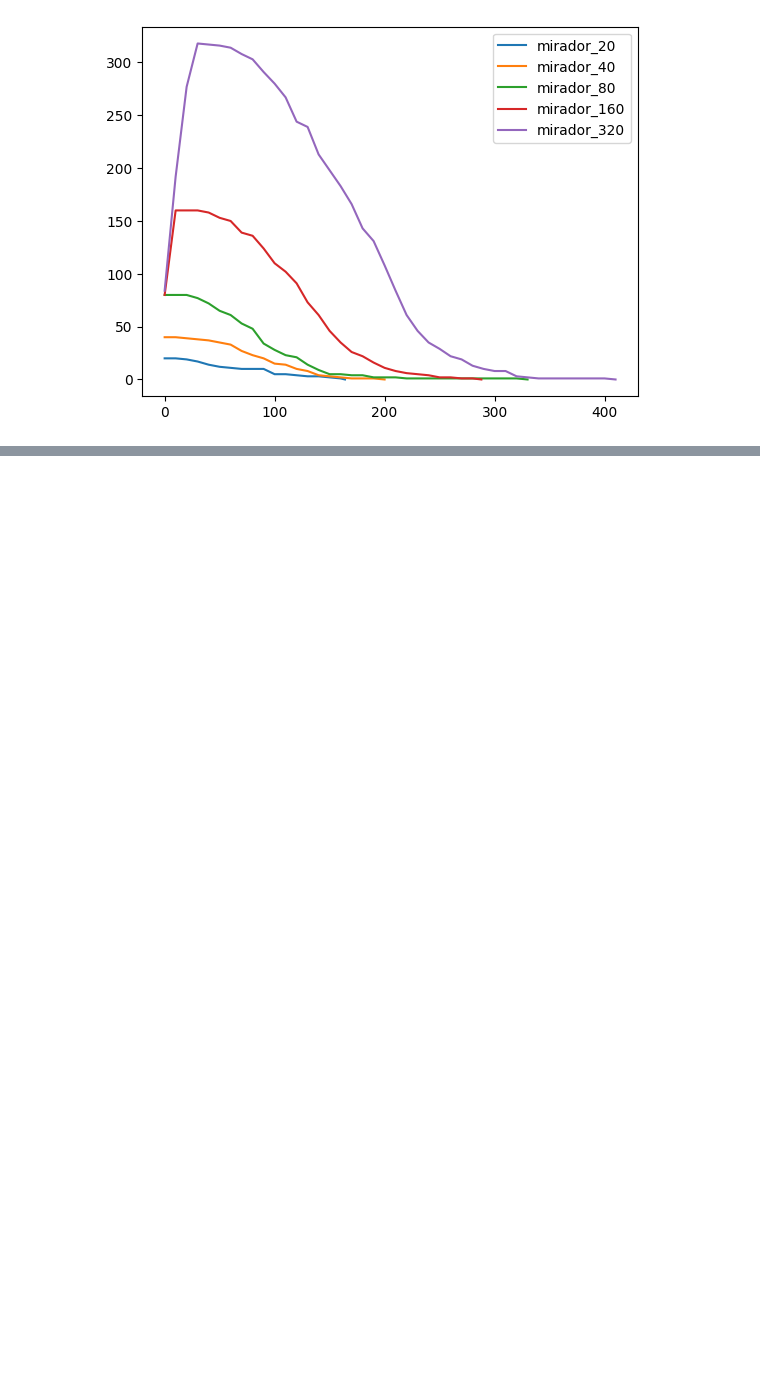
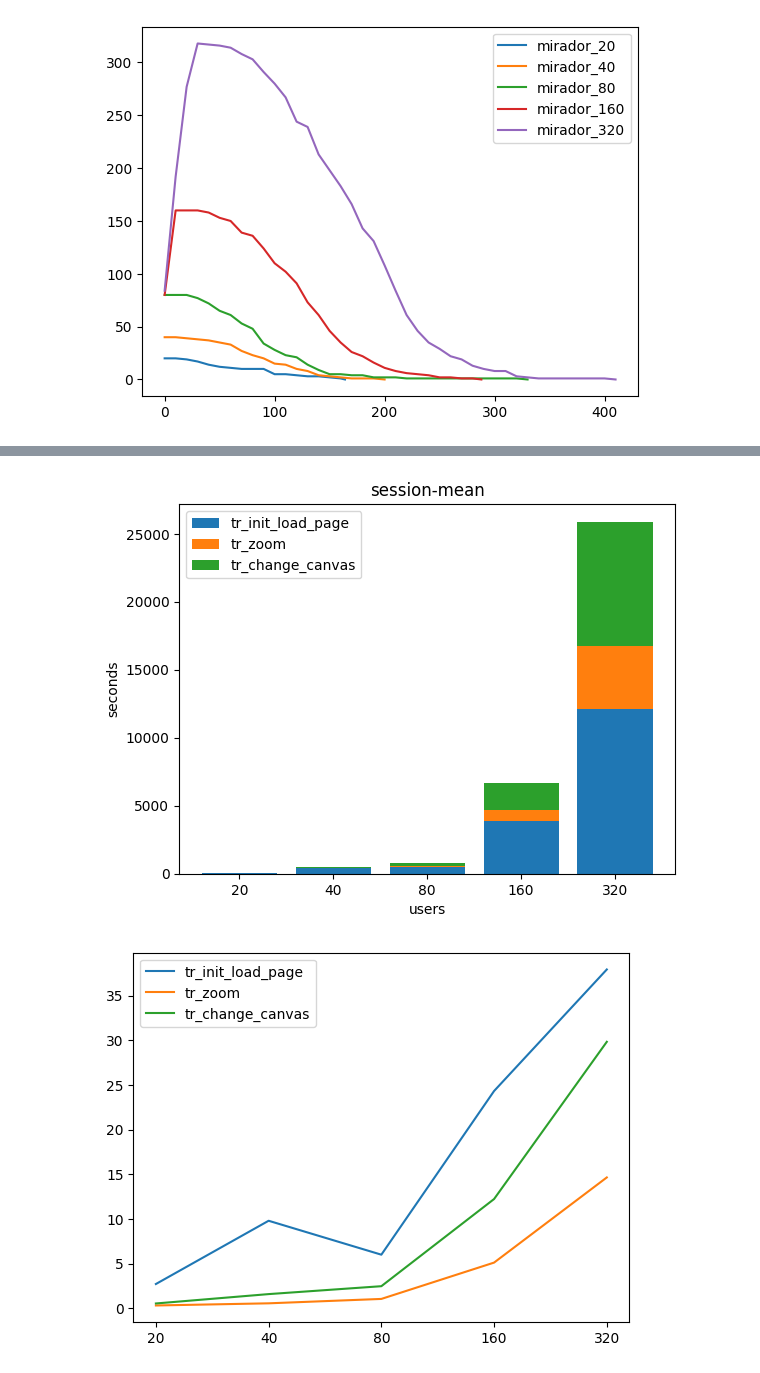
Before and after one commit to 25sal/cleoperf, a Jupyter notebook: paper_figures.ipynb, the cells around one changed output, grey strips where cells are left out. Cells and saved outputs as stored; diff of their text form; code cells hidden in the pictures; blank space fills up the shorter version.

```diff
--- a/paper_figures.ipynb
+++ b/paper_figures.ipynb
@@ -10,8 +10,10 @@ base_cleo = '3_test_mirador_'
 base_mir = '4_test_mirador_'
 test_set = [20,40,80,160,320]
 
-df = pd.read_csv('df_stats.csv')
-df_users = pd.read_csv('df_users.csv')
+df = pd.read_csv('3_mirador_df_stats.csv')
+df_users = pd.read_csv('3_mirador_df_users.csv')
+df_4 = pd.read_csv('4_mirador_df_stats.csv')
+df_users_4 = pd.read_csv('4_mirador_df_users.csv')
 # %%
 plt.figure()
 
@@ -165,13 +108,58 @@ plt.show()
-# %%
-plt.figure()
-cats = np.array(test_set).astype(str)
-for parameter in ['tr_init_load_page', 'tr_change_canvas','tr_zoom']:
-    df_plot = df.loc[(df['parameter']==parameter)]
-
-    plt.bar(cats, df_plot['mean']/1000, label='mirador_'+str(test))
-
-plt.legend()
-plt.title('session-mean')
-plt.xlabel('users')
-plt.ylabel('seconds')
-plt.show()
+# %%
+plt.figure()
+cats = np.array(test_set).astype(str)
+df_plot = df.loc[(df['parameter']=='session')]
+idx =  df_plot.groupby(['users'])['time'].transform(max)==df_plot['time']
+df_plot = df_plot[idx]
+df_plot = df_plot[['parameter','users','meanfb','time','countfb']].drop_duplicates()
+session_values = np.array(df_plot['meanfb'])*np.array(df_plot['countfb'])/1000
+bottom = np.zeros(len(session_values))
+
+for parameter in ['tr_init_load_page', 'tr_zoom']:
+    df_plot = df.loc[(df['parameter']==parameter)]
+    idx =  df_plot.groupby(['users'])['time'].transform(max)==df_plot['time']
+    df_plot = df_plot[idx]
+    df_plot = df_plot[['parameter','users','meanfb','time','countfb']].drop_duplicates()
+    plt.bar(cats, (np.array(df_plot['meanfb'])*np.array(df_plot['countfb']))/1000, bottom=bottom, label=parameter)
+    bottom=bottom + np.array(df_plot['meanfb'])*np.array(df_plot['countfb'])/1000
+    session_values = session_values - np.array(df_plot['meanfb'])*np.array(df_plot['countfb'])/1000
+
+tr_change_canvas = np.zeros(len(session_values))
+count_change_canvas = np.zeros(len(session_values))
+for parameter in ['tr_change_canvas', 'tr_change_manually_canvas_2','tr_change_manually_canvas']:
+    df_plot = df.loc[(df['parameter']==parameter)]
+    idx =  df_plot.groupby(['users'])['time'].transform(max)==df_plot['time']
+    df_plot = df_plot[idx]
+    df_plot = df_plot[['parameter','users','meanfb','time','countfb']].drop_duplicates()
+    tr_change_canvas = tr_change_canvas + np.array(df_plot['meanfb'])/1000
+    count_change_canvas = count_change_canvas + np.array(df_plot['countfb'])
+
+plt.bar(cats,( tr_change_canvas*count_change_canvas)/3, bottom=bottom, label='tr_change_canvas')
+
+bottom=bottom + (tr_change_canvas*count_change_canvas)/3
+session_values = session_values - (tr_change_canvas*count_change_canvas)/3
+# plt.bar(cats,session_values, bottom=bottom, label='others')
+
+plt.legend()
+plt.title('session-mean')
+plt.xlabel('users')
+plt.ylabel('seconds')
+plt.show()
+
+
+
+plt.figure()
+for parameter in ['tr_init_load_page', 'tr_zoom']:
+    df_plot = df.loc[(df['parameter']==parameter)]
+    idx =  df_plot.groupby(['users'])['time'].transform(max)==df_plot['time']
+    df_plot = df_plot[idx]
+    df_plot = df_plot[['parameter','users','meanfb','time']].drop_duplicates()
+    plt.plot(cats, df_plot['meanfb']/1000, label=parameter)
+    bottom=bottom + np.array(df_plot['meanfb'])/1000
+    session_values = session_values - np.array(df_plot['meanfb'])
+plt.plot(cats, tr_change_canvas, label='tr_change_canvas')
+plt.legend()
+plt.show()
+# %% [output]
+[figure, added]
+[figure, added]
```
Also changed, not shown: parts of 11 cells of this notebook, 6 other files.
